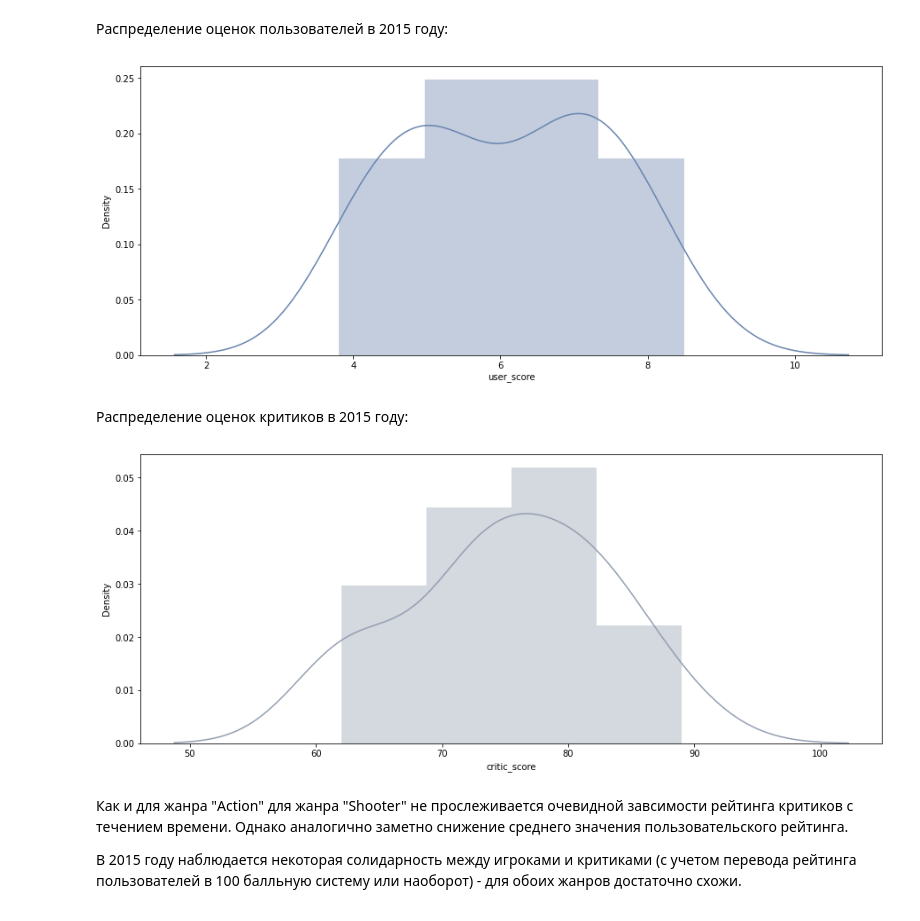
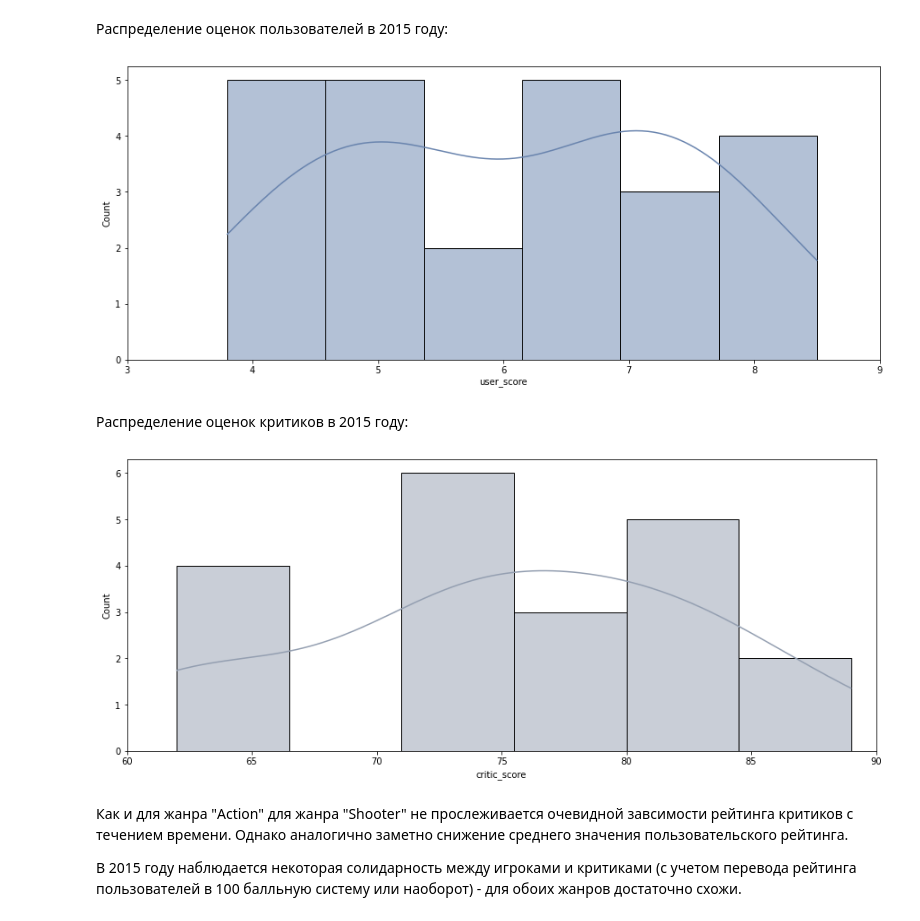
Before and after one commit to PronichevAV/game_industry_analysis, a Jupyter notebook: game_industry_analytics.ipynb, the cells around one changed output. Drawn from its saved outputs; the diff is of its cells as text; code cells hidden in the pictures.

Commit message:
v.2
Исправлена ошибка с построением диаграммы distplot библиотеки Seaborn.
Изменен фон диаграмм.

```diff
--- a/game_industry_analytics.ipynb
+++ b/game_industry_analytics.ipynb
@@ -1179,19 +1179,21 @@ Text(0, 0.5, 'Рейтинг пользователей')
 # %%
 data_shooter_2 = data_shooter.copy()
 data_shooter_2 = data_shooter_2[data_shooter_2['year_of_release'] == 2015]
 data_shooter_2['user_score'] = data_shooter_2['user_score'].fillna(0)
-sns.distplot(data_shooter_2[data_shooter_2['user_score']>0]['user_score'], color = [105 / 256, 133 / 256, 175 / 256])
+sns.histplot(data_shooter_2[data_shooter_2['user_score']>0]['user_score'], color = [105 / 256, 133 / 256, 175 / 256], kde=True)
+plt.xlim(3, 9)
 plt.show()
 # %% [output]
-[figure, old version]
+[figure, new version]
 # %% [markdown]
 Распределение оценок критиков в 2015 году:
 # %%
 data_shooter_2['critic_score'] = data_shooter_2['critic_score'].fillna(0)
-sns.distplot(data_shooter_2[data_shooter_2['critic_score']>0]['critic_score'], color = [149 / 256, 160 / 256, 178 / 256])
+sns.histplot(data_shooter_2[data_shooter_2['critic_score']>0]['critic_score'], color = [149 / 256, 160 / 256, 178 / 256], kde=True)
+plt.xlim(60, 90)
 plt.show()
 # %% [output]
-[figure, old version]
+[figure, new version]
 # %% [markdown]
 Как и для жанра "Action" для жанра "Shooter" не прослеживается очевидной завсимости рейтинга критиков с течением времени. Однако аналогично заметно снижение среднего значения пользовательского рейтинга.
 
```
Also changed, not shown: parts of 8 cells of this notebook.
